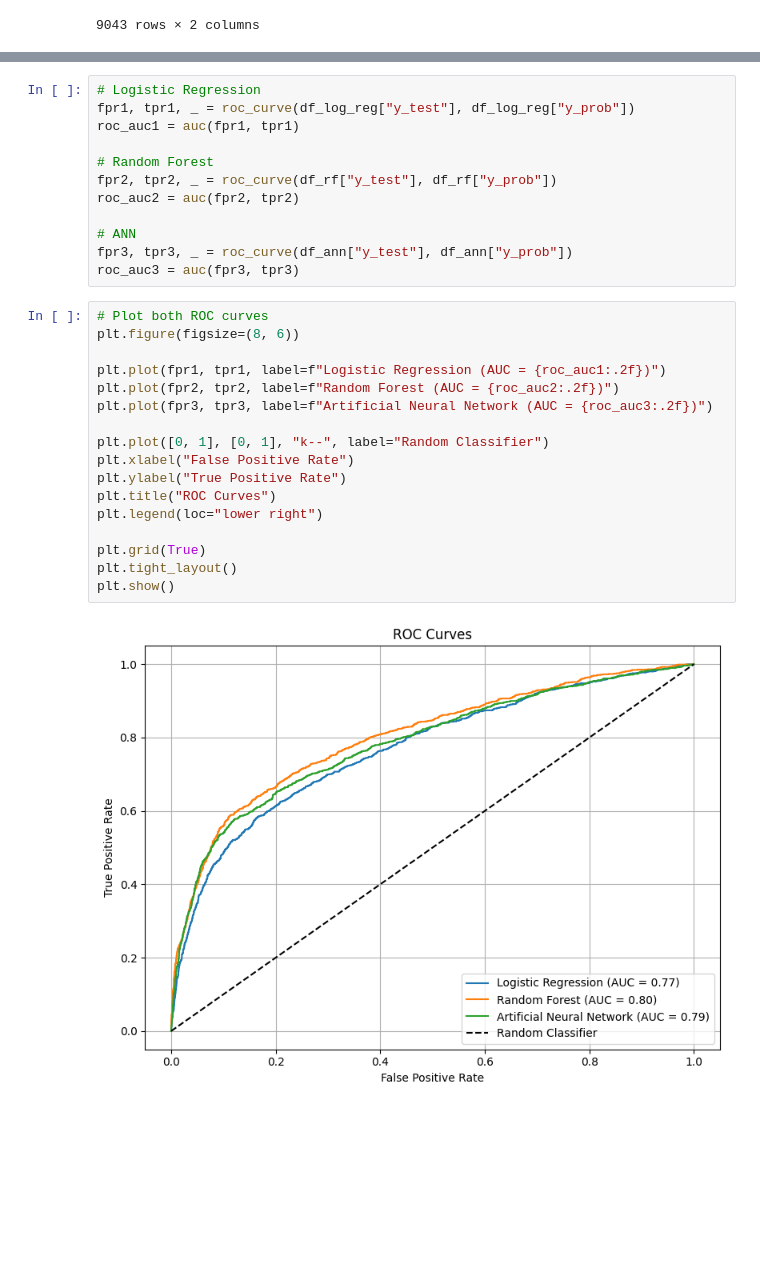
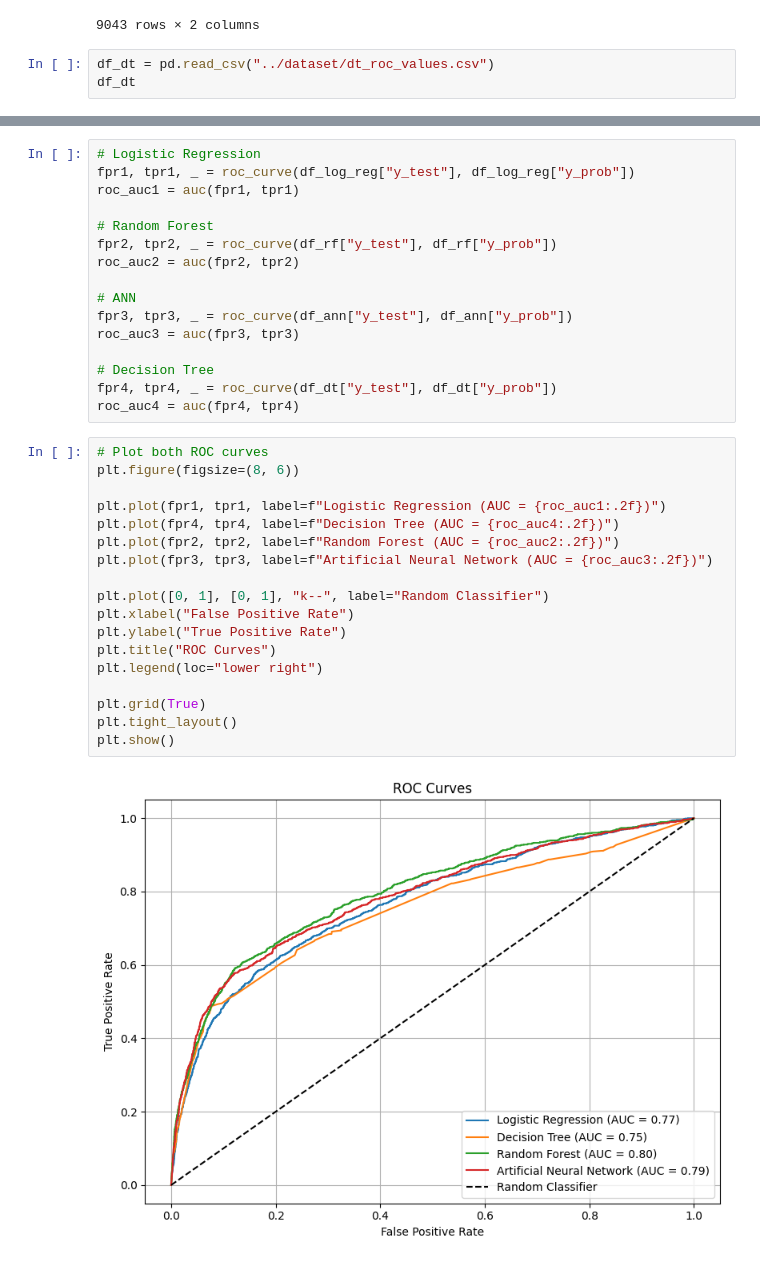
Before and after one commit to jmanwillz/ACML-Project, a Jupyter notebook: decision-trees/roc_curve.ipynb, the cells around one changed output, grey strips where cells are left out. Cells and saved outputs as stored; diff of their text form; blank space fills up the shorter version.

```diff
--- a/decision-trees/roc_curve.ipynb
+++ b/decision-trees/roc_curve.ipynb
@@ -53,3 +53,6 @@ df_ann
 | 9041 | 0 | 0.406409 |
 | 9042 | 0 | 0.105951 |
 9043 rows × 2 columns
+# %%
+df_dt = pd.read_csv("../dataset/dt_roc_values.csv")
+df_dt
@@ -65,22 +82,27 @@ roc_auc2 = auc(fpr2, tpr2)
 # ANN
 fpr3, tpr3, _ = roc_curve(df_ann["y_test"], df_ann["y_prob"])
 roc_auc3 = auc(fpr3, tpr3)
+
+# Decision Tree
+fpr4, tpr4, _ = roc_curve(df_dt["y_test"], df_dt["y_prob"])
+roc_auc4 = auc(fpr4, tpr4)
 # %%
 # Plot both ROC curves
 plt.figure(figsize=(8, 6))
 
 plt.plot(fpr1, tpr1, label=f"Logistic Regression (AUC = {roc_auc1:.2f})")
+plt.plot(fpr4, tpr4, label=f"Decision Tree (AUC = {roc_auc4:.2f})")
 plt.plot(fpr2, tpr2, label=f"Random Forest (AUC = {roc_auc2:.2f})")
 plt.plot(fpr3, tpr3, label=f"Artificial Neural Network (AUC = {roc_auc3:.2f})")
 
 plt.plot([0, 1], [0, 1], "k--", label="Random Classifier")
 plt.xlabel("False Positive Rate")
 plt.ylabel("True Positive Rate")
 plt.title("ROC Curves")
 plt.legend(loc="lower right")
 
 plt.grid(True)
 plt.tight_layout()
 plt.show()
 # %% [output]
-[figure, old version]
+[figure, new version]
```
Also changed, not shown: parts of 2 cells of this notebook, 6 other files.
